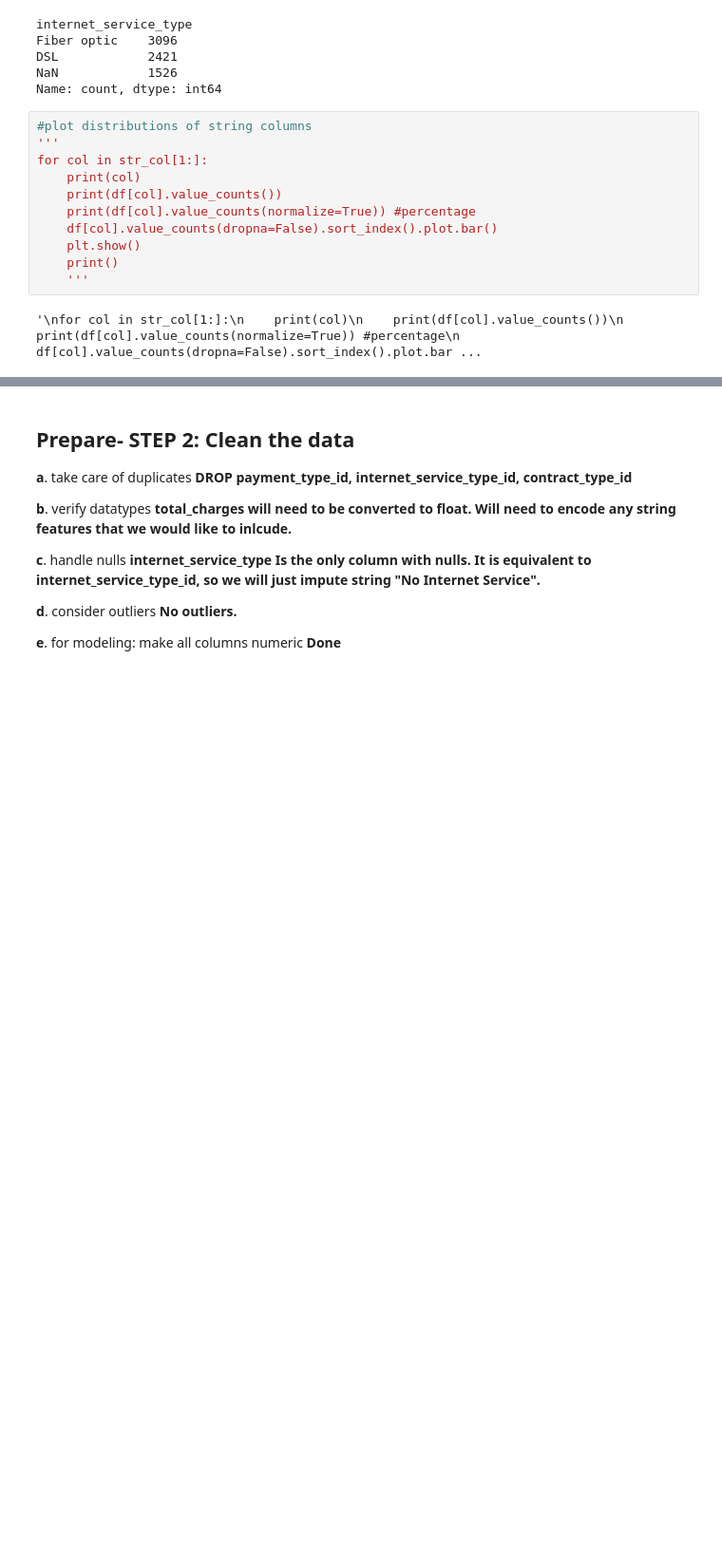
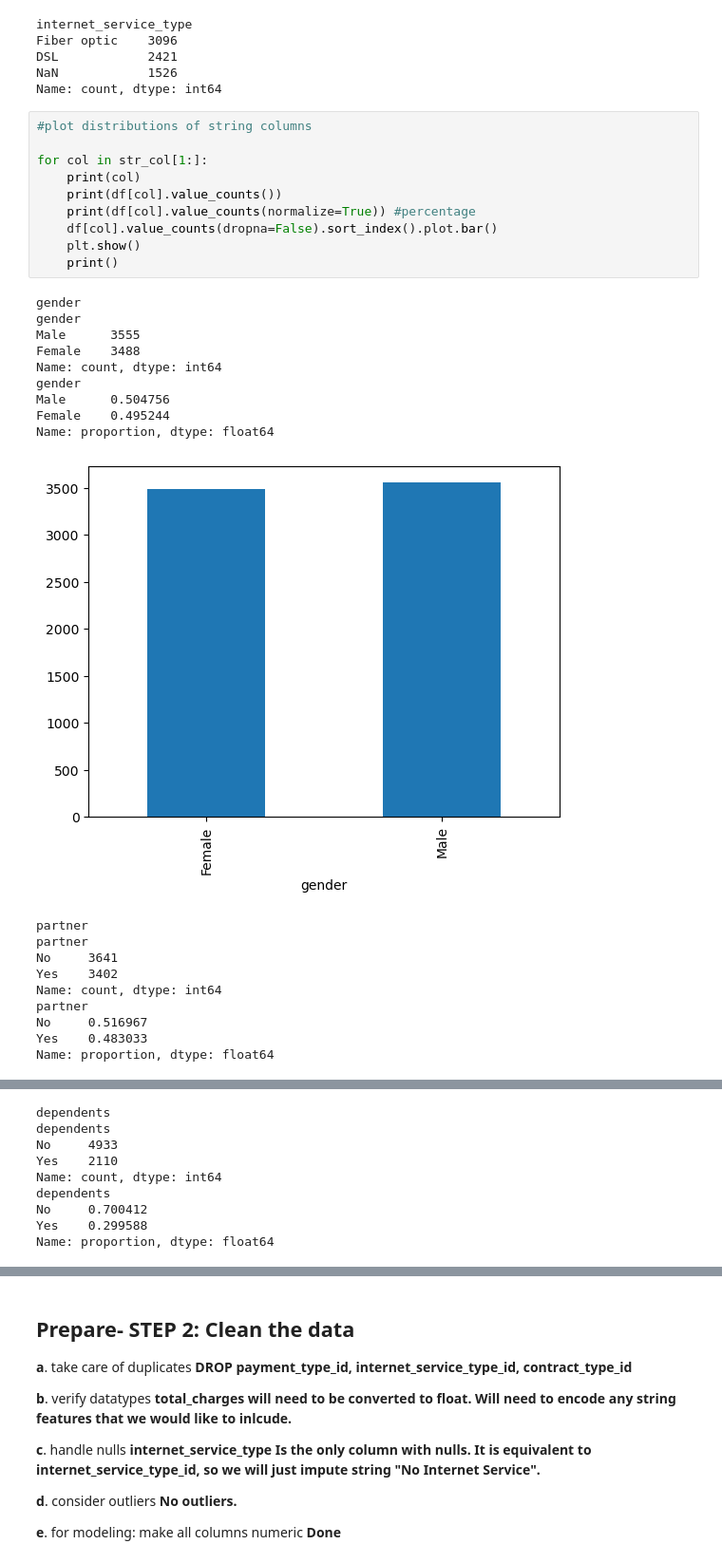
Before and after one commit to brock-green/classification-project, a Jupyter notebook: classification_project_draft.ipynb, the cells around one changed output, grey strips where cells are left out. Shown at 95% size. Cells and saved outputs as stored; diff of their text form; blank space fills up the shorter version.

```diff
--- a/classification_project_draft.ipynb
+++ b/classification_project_draft.ipynb
@@ -190,14 +213,31 @@ NaN            1526
 Name: count, dtype: int64
 # %%
 #plot distributions of string columns
-'''
+
 for col in str_col[1:]:
     print(col)
     print(df[col].value_counts())
     print(df[col].value_counts(normalize=True)) #percentage
     df[col].value_counts(dropna=False).sort_index().plot.bar()
     plt.show()
     print()
-    '''
 # %% [output]
-'\nfor col in str_col[1:]:\n    print(col)\n    print(df[col].value_counts())\n    print(df[col].value_counts(normalize=True)) #percentage\n    df[col].value_counts(dropna=False).sort_index().plot.bar ...
+gender
+gender
+Male      3555
+Female    3488
+Name: count, dtype: int64
+gender
+Male      0.504756
+Female    0.495244
+Name: proportion, dtype: float64
+[figure, added]
+partner
+partner
+No     3641
+Yes    3402
+Name: count, dtype: int64
+partner
+No     0.516967
+Yes    0.483033
+Name: proportion, dtype: float64
@@ -203,0 +245,9 @@ for col in str_col[1:]:
+dependents
+dependents
+No     4933
+Yes    2110
+Name: count, dtype: int64
+dependents
+No     0.700412
+Yes    0.299588
+Name: proportion, dtype: float64
```
Also changed, not shown: parts of 76 cells of this notebook, 1 other file.
